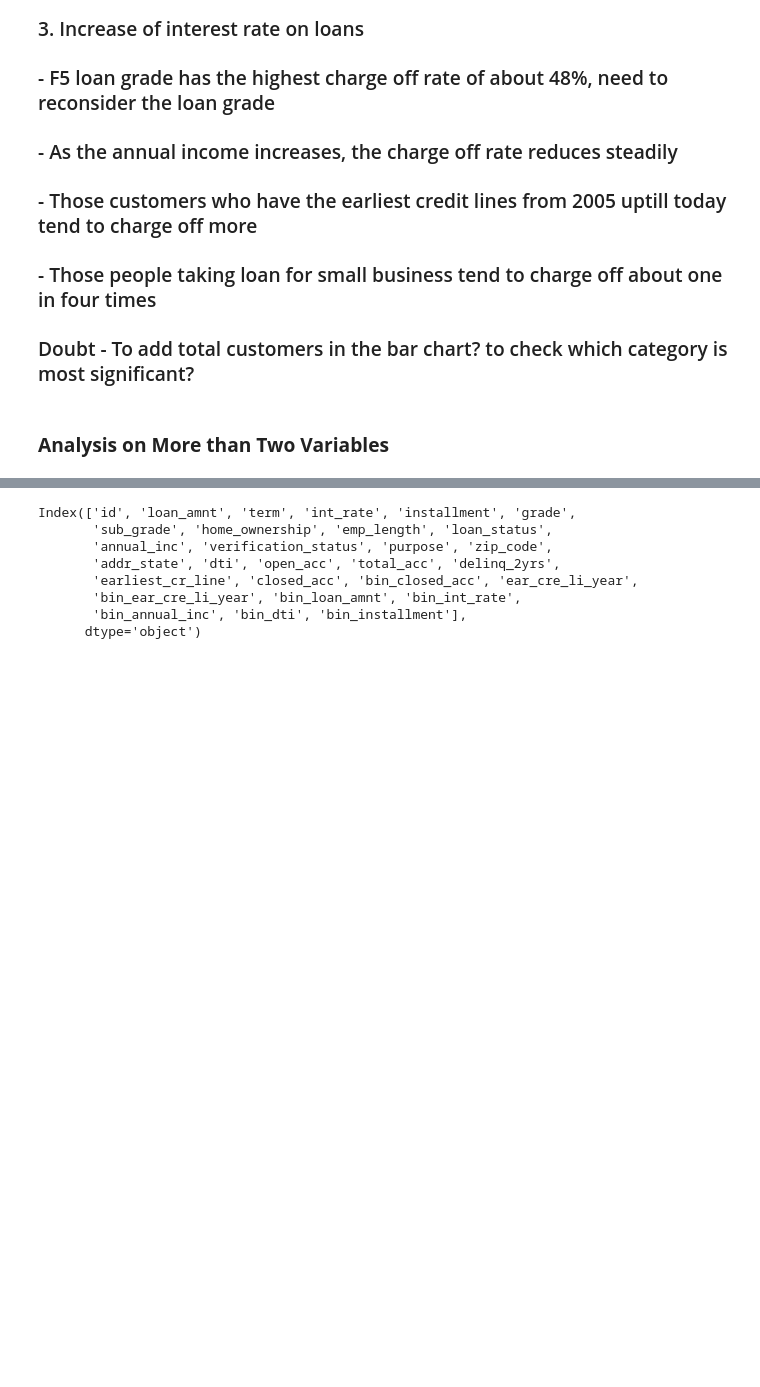
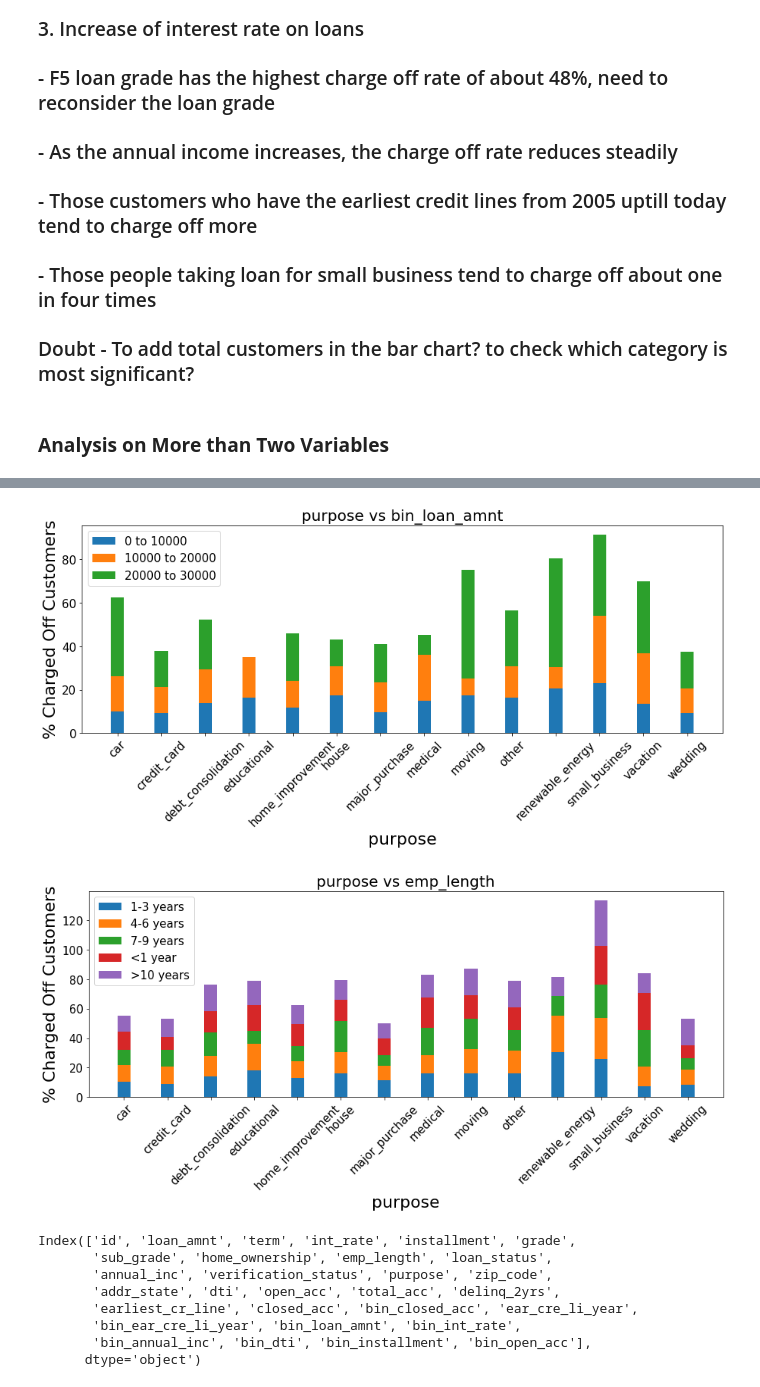
Before and after one commit to karthickchetti/LendingClubCaseStudy, a Jupyter notebook: Karthick_Chetti.ipynb, the cells around one changed output, grey strips where cells are left out. Saved outputs shown, nothing was run; the diff lists cells and outputs as text; code cells hidden in the pictures; blank space fills up the shorter version.

```diff
--- a/Karthick_Chetti.ipynb
+++ b/Karthick_Chetti.ipynb
@@ -558,5 +609,14 @@ def plot_hist_variates(df,index,cnames,bins):
+# %%
+plot_bar_multi_variate(lc_df,"purpose",("loan_status","bin_loan_amnt"),0.3,45)
+plot_bar_multi_variate(lc_df,"purpose",("loan_status","emp_length"),0.3,45)
+# %% [output]
+[figure, added]
+[figure, added]
 # %%
-cnames=("loan_status","addr_state")
+# Employees having employee length 7-9 years and having 30 to 40 open accounts have higher chances of charging off
+# For moving and renewable energy,the probabilty of charged off customers is higher for people taking loan amount from 20000 to 30000
+# Employee with >10 years of experience takig loan for small business tend to chargeoff more
+lc_df.columns
 # %% [output]
 Index(['id', 'loan_amnt', 'term', 'int_rate', 'installment', 'grade',
        'sub_grade', 'home_ownership', 'emp_length', 'loan_status',
@@ -564,5 +624,5 @@ Index(['id', 'loan_amnt', 'term', 'int_rate', 'installment', 'grade',
        'addr_state', 'dti', 'open_acc', 'total_acc', 'delinq_2yrs',
        'earliest_cr_line', 'closed_acc', 'bin_closed_acc', 'ear_cre_li_year',
        'bin_ear_cre_li_year', 'bin_loan_amnt', 'bin_int_rate',
-       'bin_annual_inc', 'bin_dti', 'bin_installment'],
+       'bin_annual_inc', 'bin_dti', 'bin_installment', 'bin_open_acc'],
       dtype='object')
```
Also changed, not shown: parts of 8 cells of this notebook.
